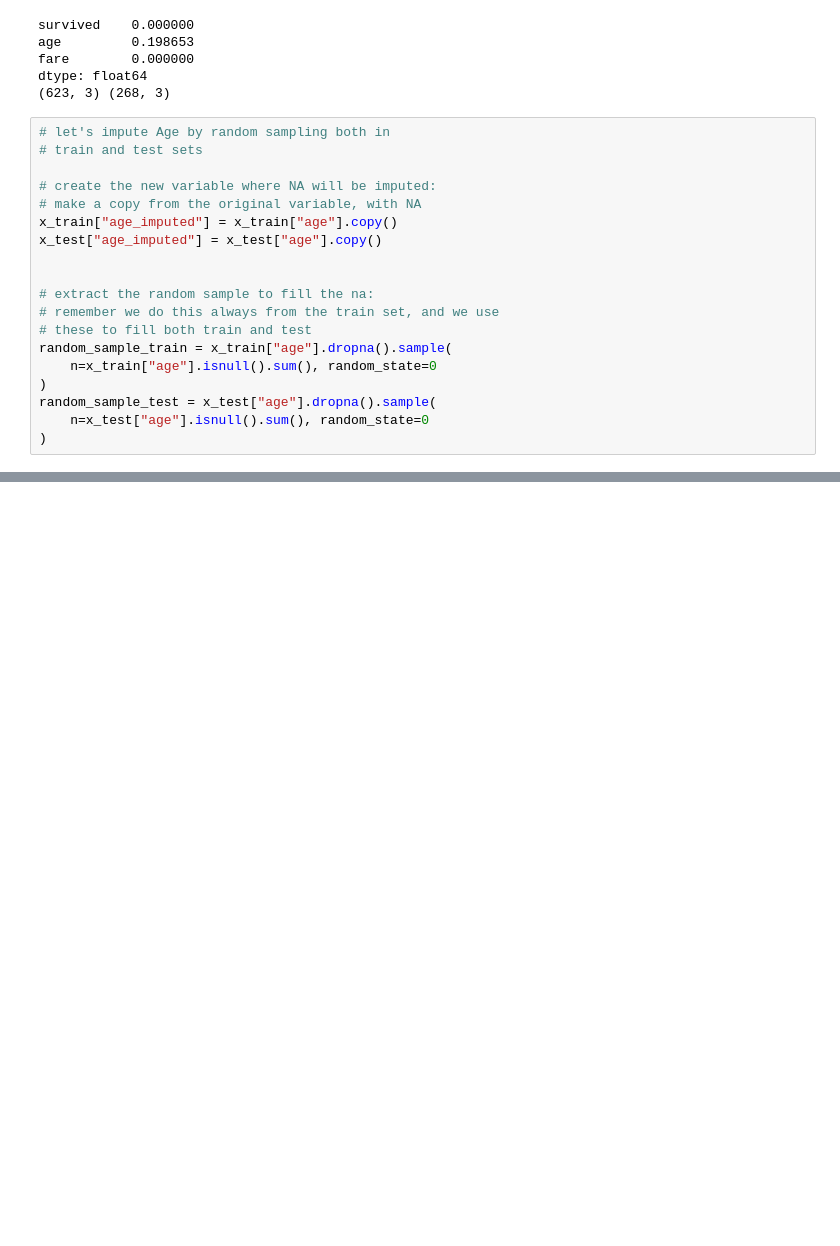
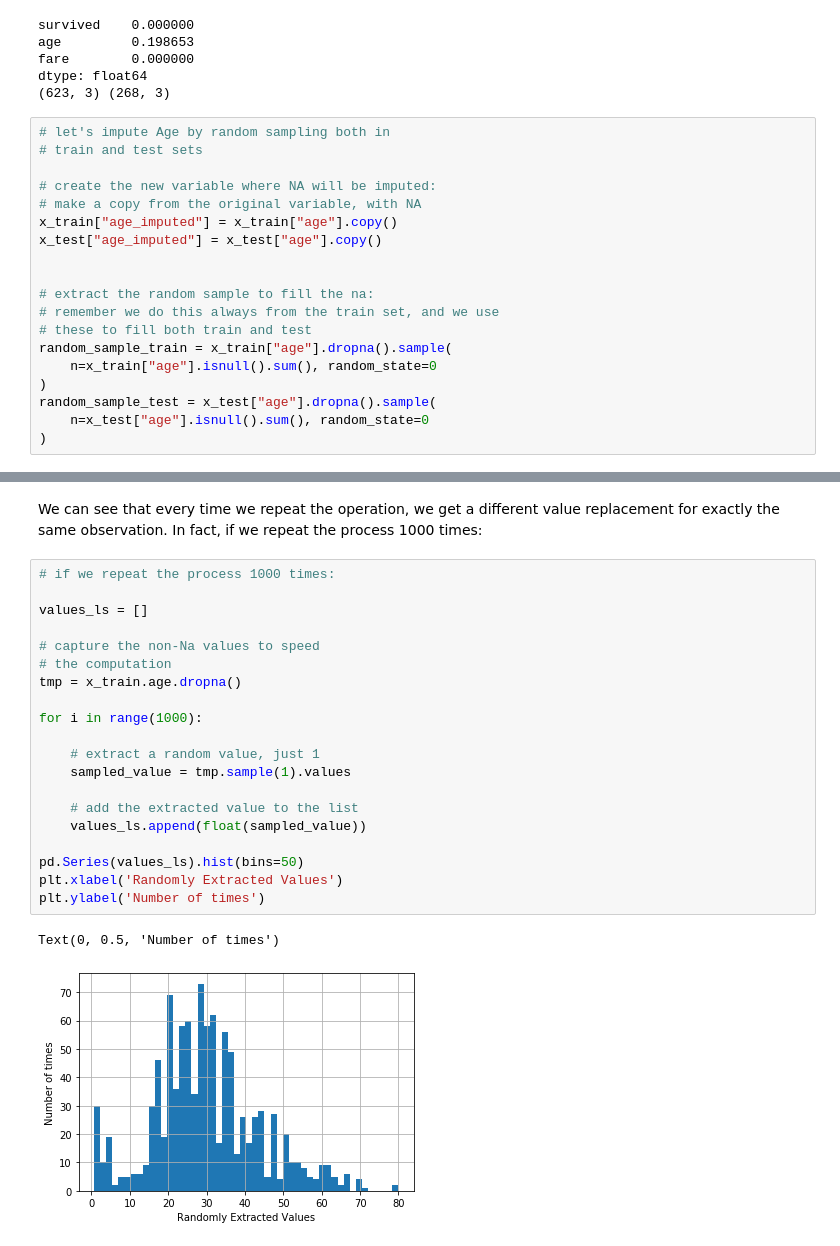
Before and after one commit to KarthikKothareddy/FeatureEngineering, a Jupyter notebook: Missing_Data_Imputation_2.ipynb, the cells around one changed output, grey strips where cells are left out. Saved outputs shown, nothing was run; the diff lists cells and outputs as text; blank space fills up the shorter version.

```diff
--- a/Missing_Data_Imputation_2.ipynb
+++ b/Missing_Data_Imputation_2.ipynb
@@ -428,0 +549,25 @@ random_sample_test.index = X_test[X_test['age'].isnull()].index
+# %% [markdown]
+We can see that every time we repeat the operation, we get a different value replacement for exactly the same observation. In fact, if we repeat the process 1000 times:
+# %%
+# if we repeat the process 1000 times:
+
+values_ls = []
+
+# capture the non-Na values to speed
+# the computation
+tmp = x_train.age.dropna()
+
+for i in range(1000):
+
+    # extract a random value, just 1
+    sampled_value = tmp.sample(1).values
+
+    # add the extracted value to the list
+    values_ls.append(float(sampled_value))
+
+pd.Series(values_ls).hist(bins=50)
+plt.xlabel('Randomly Extracted Values')
+plt.ylabel('Number of times')
+# %% [output]
+Text(0, 0.5, 'Number of times')
+[figure, added]
```
Also changed, not shown: parts of 20 cells of this notebook.
